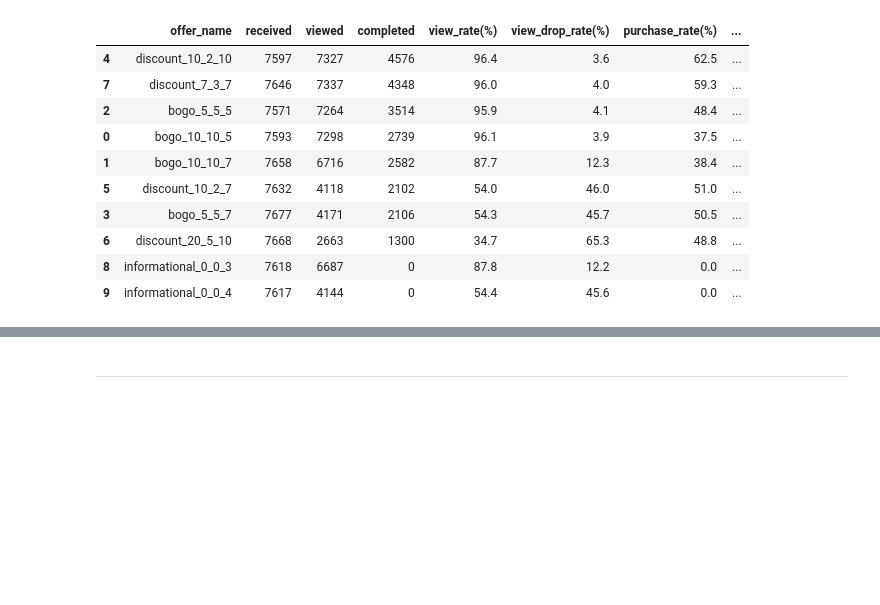
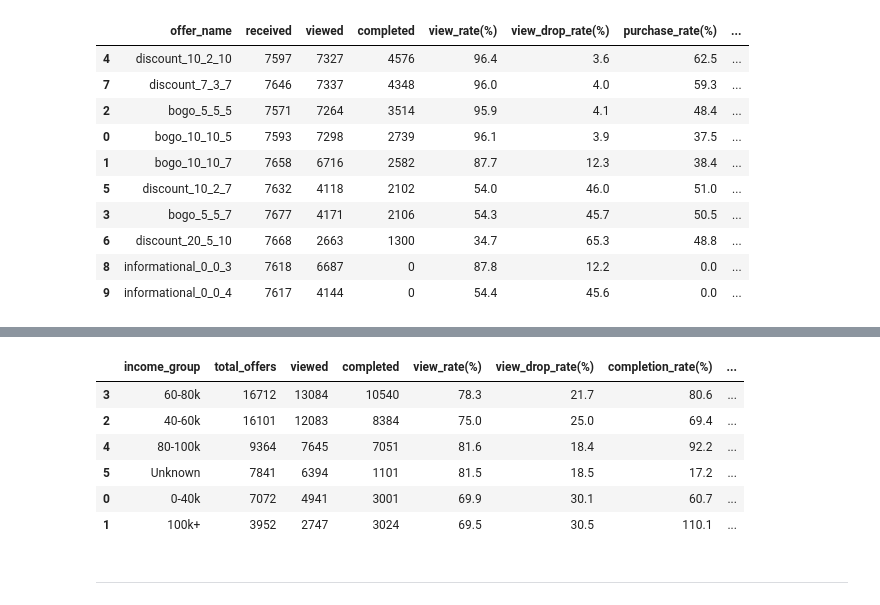
Before and after one commit to yoohengu/marketing_starbucks, a Jupyter notebook: khw/04_UK_bogo_dis_seg_cus.ipynb, the cells around one changed output, grey strips where cells are left out. Saved outputs shown, nothing was run; the diff lists cells and outputs as text; code cells hidden in the pictures; blank space fills up the shorter version.

```diff
--- a/khw/04_UK_bogo_dis_seg_cus.ipynb
+++ b/khw/04_UK_bogo_dis_seg_cus.ipynb
@@ -721,0 +837,56 @@ display(offer_funnel_df.sort_values('total_cvr(%)', ascending=False))
+# %%
+seg_df['income_group'] = pd.cut(
+    seg_df['income'],
+    bins=[0, 40000, 60000, 80000, 100000, float('inf')],
+    labels=['0-40k', '40-60k', '60-80k', '80-100k', '100k+'],
+    right=False
+)
+
+seg_df['income_group'] = seg_df['income_group'].astype('object').fillna('Unknown')
+
+income_summary = seg_df.groupby('income_group').agg(
+    total_offers=('person', 'count'),
+    viewed=('viewed_flag', 'sum'),
+    completed=('completed_flag', 'sum'),
+    valid_attr=('is_deduplicated', 'sum')
+).reset_index()
+
+income_summary['view_rate(%)'] = (
+    income_summary['viewed'] / income_summary['total_offers'] * 100
+).round(1)
+
+income_summary['view_drop_rate(%)'] = (
+    100 - income_summary['view_rate(%)']
+).round(1)
+
+income_summary['completion_rate(%)'] = (
+    income_summary['completed'] / income_summary['viewed'] * 100
+).round(1)
+
+income_summary['completion_drop_rate(%)'] = (
+    100 - income_summary['completion_rate(%)']
+).round(1)
+
+display(
+    income_summary[
+        [
+            'income_group',
+            'total_offers',
+            'viewed',
+            'completed',
+            'view_rate(%)',
+            'view_drop_rate(%)',
+            'completion_rate(%)',
+            'completion_drop_rate(%)',
+            'valid_attr'
+        ]
+    ].sort_values('total_offers', ascending=False)
+)
+# %% [output]
+|  | income_group | total_offers | viewed | completed | view_rate(%) | view_drop_rate(%) | completion_rate(%) | ... |
+| 3 | 60-80k | 16712 | 13084 | 10540 | 78.3 | 21.7 | 80.6 | ... |
+| 2 | 40-60k | 16101 | 12083 | 8384 | 75.0 | 25.0 | 69.4 | ... |
+| 4 | 80-100k | 9364 | 7645 | 7051 | 81.6 | 18.4 | 92.2 | ... |
+| 5 | Unknown | 7841 | 6394 | 1101 | 81.5 | 18.5 | 17.2 | ... |
+| 0 | 0-40k | 7072 | 4941 | 3001 | 69.9 | 30.1 | 60.7 | ... |
+| 1 | 100k+ | 3952 | 2747 | 3024 | 69.5 | 30.5 | 110.1 | ... |
```
Also changed, not shown: parts of 6 cells of this notebook.
